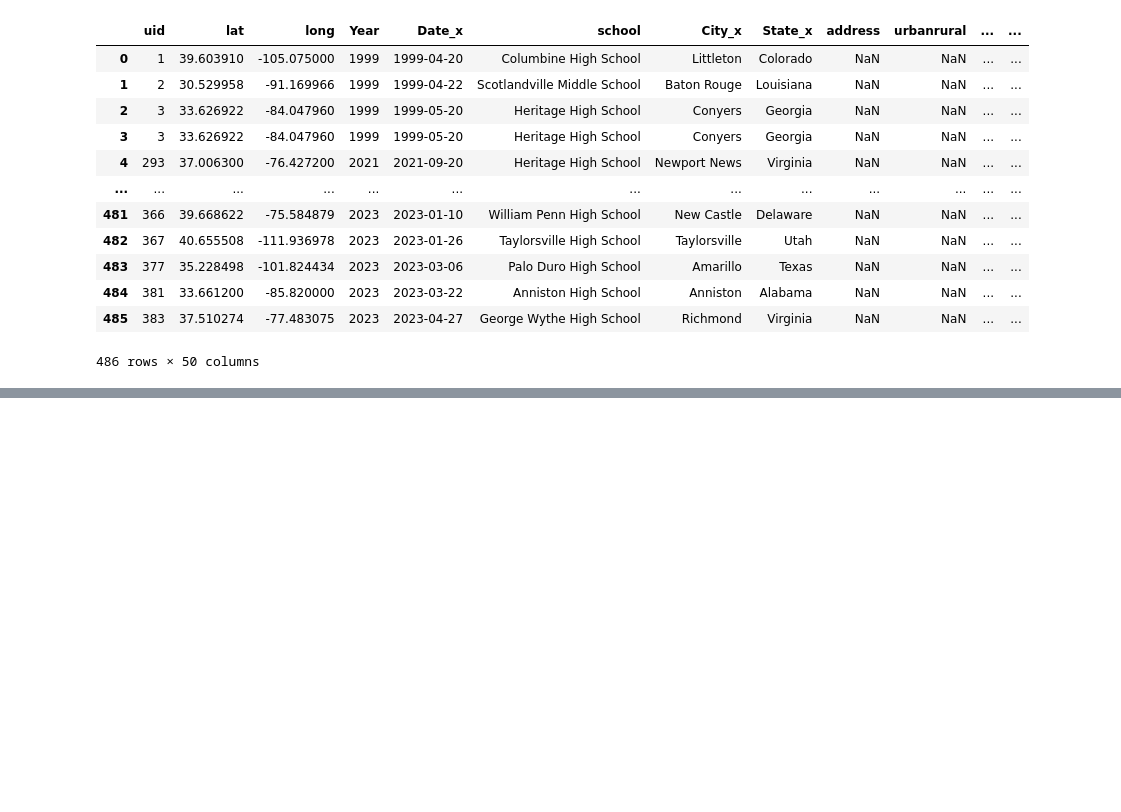
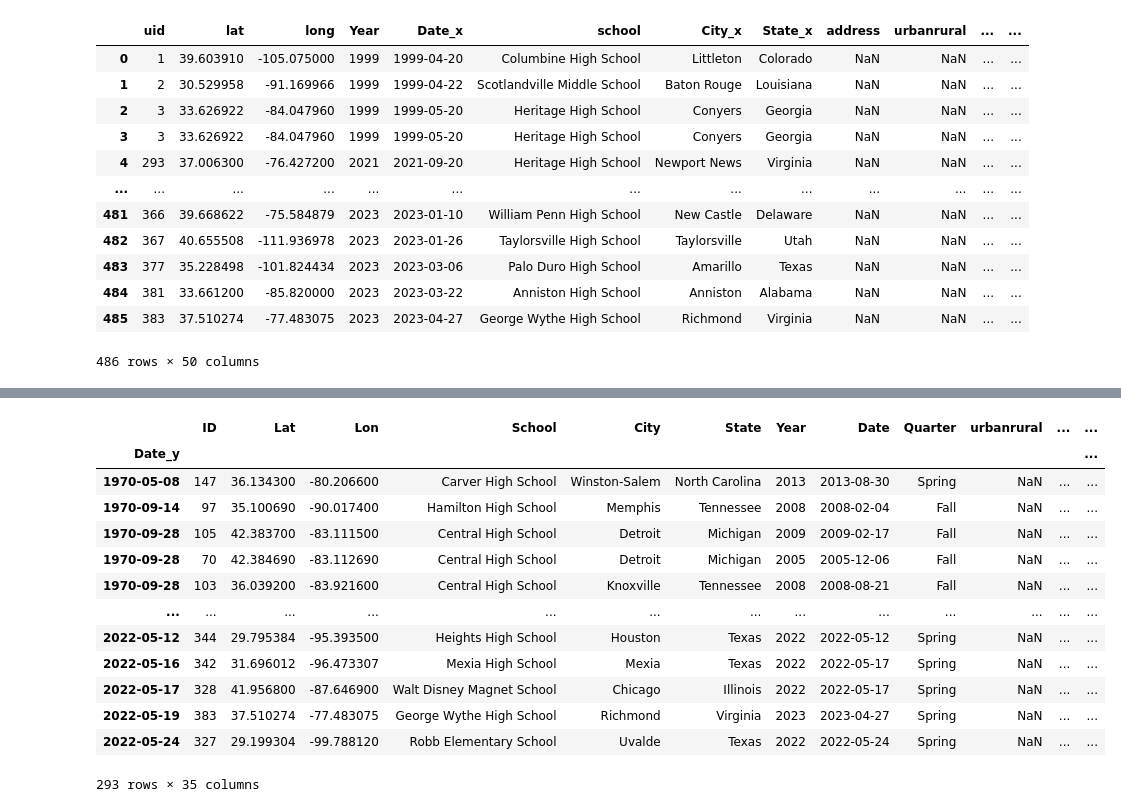
Before and after one commit to LeviEzra1/Project1_team4, a Jupyter notebook: Adriel_analysis/dataset_draft.ipynb, the cells around one changed output, grey strips where cells are left out. Saved outputs shown, nothing was run; the diff lists cells and outputs as text; code cells hidden in the pictures; blank space fills up the shorter version.

```diff
--- a/Adriel_analysis/dataset_draft.ipynb
+++ b/Adriel_analysis/dataset_draft.ipynb
@@ -211,0 +289,23 @@ Index(['uid', 'lat', 'long', 'Year', 'Date_x', 'school', 'City_x', 'State_x',
+# %%
+#Set index by date (There are two date columns, trying to figure out which to use)
+Full_SchoolS_df = Full_SchoolS_df.set_index('Date_y')
+
+#Sort index
+Full_SchoolS_df = Full_SchoolS_df.sort_index()
+
+Full_SchoolS_df
+# %% [output]
+|  | ID | Lat | Lon | School | City | State | Year | Date | Quarter | urbanrural | ... | ... |
+| Date_y |  |  |  |  |  |  |  |  |  |  |  | ... |
+| 1970-05-08 | 147 | 36.134300 | -80.206600 | Carver High School | Winston-Salem | North Carolina | 2013 | 2013-08-30 | Spring | NaN | ... | ... |
+| 1970-09-14 | 97 | 35.100690 | -90.017400 | Hamilton High School | Memphis | Tennessee | 2008 | 2008-02-04 | Fall | NaN | ... | ... |
+| 1970-09-28 | 105 | 42.383700 | -83.111500 | Central High School | Detroit | Michigan | 2009 | 2009-02-17 | Fall | NaN | ... | ... |
+| 1970-09-28 | 70 | 42.384690 | -83.112690 | Central High School | Detroit | Michigan | 2005 | 2005-12-06 | Fall | NaN | ... | ... |
+| 1970-09-28 | 103 | 36.039200 | -83.921600 | Central High School | Knoxville | Tennessee | 2008 | 2008-08-21 | Fall | NaN | ... | ... |
+| ... | ... | ... | ... | ... | ... | ... | ... | ... | ... | ... | ... | ... |
+| 2022-05-12 | 344 | 29.795384 | -95.393500 | Heights High School | Houston | Texas | 2022 | 2022-05-12 | Spring | NaN | ... | ... |
+| 2022-05-16 | 342 | 31.696012 | -96.473307 | Mexia High School | Mexia | Texas | 2022 | 2022-05-17 | Spring | NaN | ... | ... |
+| 2022-05-17 | 328 | 41.956800 | -87.646900 | Walt Disney Magnet School | Chicago | Illinois | 2022 | 2022-05-17 | Spring | NaN | ... | ... |
+| 2022-05-19 | 383 | 37.510274 | -77.483075 | George Wythe High School | Richmond | Virginia | 2023 | 2023-04-27 | Spring | NaN | ... | ... |
+| 2022-05-24 | 327 | 29.199304 | -99.788120 | Robb Elementary School | Uvalde | Texas | 2022 | 2022-05-24 | Spring | NaN | ... | ... |
+293 rows × 35 columns
```
Also changed, not shown: parts of 11 cells of this notebook.
